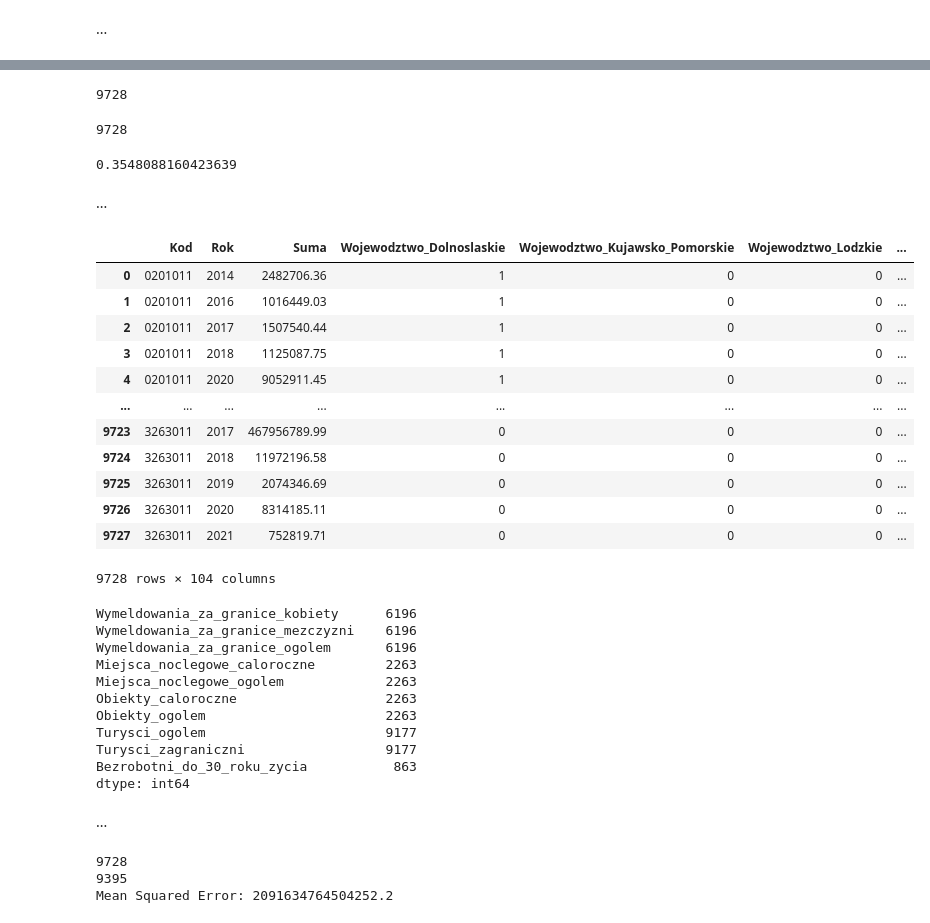
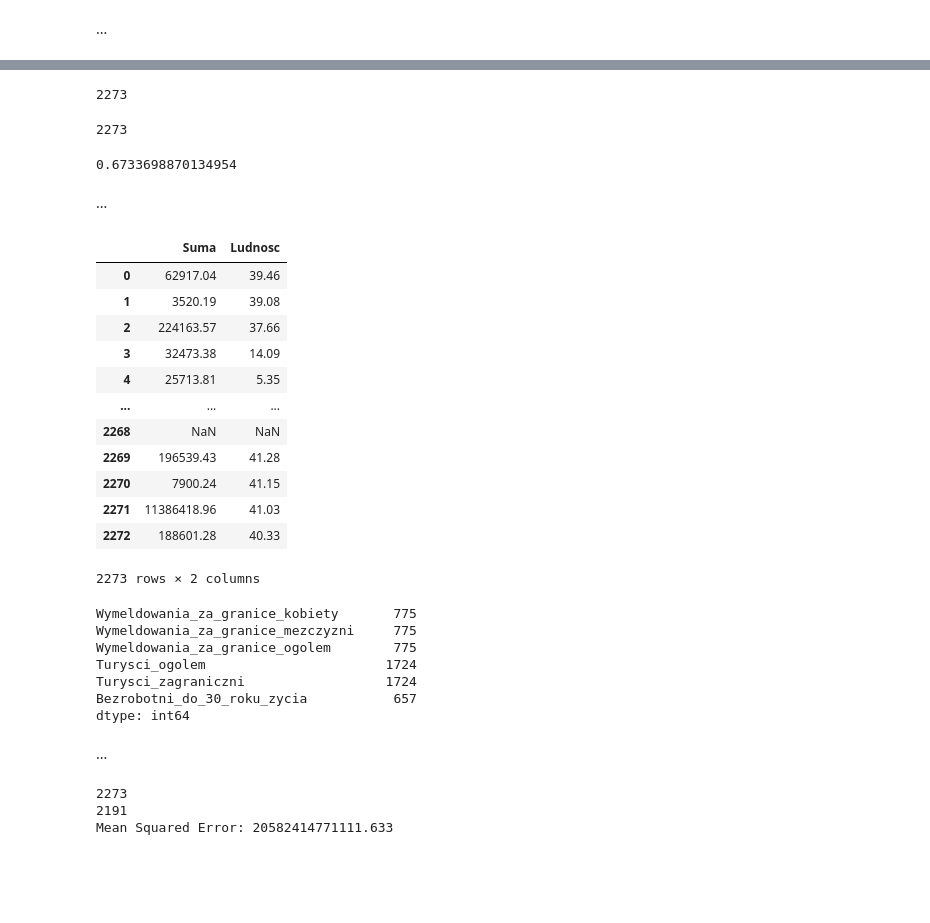
Before and after one commit to kuhyx/WUT_Computer_Science, a Jupyter notebook: main.ipynb, the cells around one changed output, grey strips where cells are left out. Cells and saved outputs as stored; diff of their text form; code cells hidden in the pictures; blank space fills up the shorter version.

```diff
--- a/main.ipynb
+++ b/main.ipynb
@@ -26,3 +35,6 @@ df_dofinansowanie['Rok podpisania umowy pierwotnej'] = df_dofinansowanie['Data p
+# %%
+# Wybór programu operacyjnego...
+df_dofinansowanie = df_dofinansowanie.loc[df_dofinansowanie['Program operacyjny'] == 'Program Operacyjny Infrastruktura i ?rodowisko 2014-2020'].reset_index(drop=True)
 # %%
 df_dofinansowanie_agg = df_dofinansowanie \
     .groupby(['TERYT pe?ny', 'Rok rozpocz?cia realizacji'])['Dofinansowanie UE (PLN)'].sum().reset_index()
@@ -393,6 +405,13 @@ wojewodztwo_dictionary = {
 '32': 'Zachodniopomorskie'}
 
 df_data = pd.concat([df_data, pd.get_dummies(df_data['Kod'].apply(lambda x: wojewodztwo_dictionary.get(x[:2], None)), prefix='Wojewodztwo').astype(int)], axis=1)
+# %%
+rodzaj_gminy_dictionary = {
+'1': 'Gmina miejska',
+'2': 'Gmina wiejska',
+'3': 'Gmina miejsko-wiejska'}
+
+df_data = pd.concat([df_data, pd.get_dummies(df_data['Kod'].apply(lambda x: rodzaj_gminy_dictionary.get(x[-1], None))).astype(int)], axis=1)
 # %%
 df_data = df_data.merge(df_podz, left_on=[df_data['Kod'].str.slice(stop=-1), 'Rok'], right_on=[df_podz['Kod'].str.slice(stop=-1), 'Rok'], how='left', suffixes=(None, '_podz'))
 df_data = df_data.drop(['key_0', 'Kod_podz'], axis=1)
@@ -447,37 +466,39 @@ df_data = df_data.merge(df_tury, left_on=['Kod', 'Rok'], right_on=['Kod', 'Rok']
 # df_data = df_data.drop(['key_0', 'Kod_tury'], axis=1)
 print(len(df_data))
 # %% [output]
-9728
+2273
 # %%
 df_data = df_data.merge(df_ryne, left_on=['Kod', 'Rok'], right_on=['Kod', 'Rok'], how='left', suffixes=(None, '_ryne'))
 # df_data = df_data.drop(['key_0', 'Kod_ryne'], axis=1)
 print(len(df_data))
 # %% [output]
-9728
+2273
 # %%
 df_data['Gestosc_zaludnienia'] = df_data['Ludnosc'] / df_data['Powierzchnia']
 
 df_data['Gestosc_zaludnienia'].mean()
 # %% [output]
-0.3548088160423639
+0.6733698870134954
+# %%
+df_data['Suma'] = df_data['Suma'] / df_data['Ludnosc']
 # %% [markdown]
 ...
 # %%
-df_data
+df_data[['Suma', 'Ludnosc']]
 # %% [output]
-|  | Kod | Rok | Suma | Wojewodztwo_Dolnoslaskie | Wojewodztwo_Kujawsko_Pomorskie | Wojewodztwo_Lodzkie | ... |
-| 0 | 0201011 | 2014 | 2482706.36 | 1 | 0 | 0 | ... |
-| 1 | 0201011 | 2016 | 1016449.03 | 1 | 0 | 0 | ... |
-| 2 | 0201011 | 2017 | 1507540.44 | 1 | 0 | 0 | ... |
-| 3 | 0201011 | 2018 | 1125087.75 | 1 | 0 | 0 | ... |
-| 4 | 0201011 | 2020 | 9052911.45 | 1 | 0 | 0 | ... |
-| ... | ... | ... | ... | ... | ... | ... | ... |
-| 9723 | 3263011 | 2017 | 467956789.99 | 0 | 0 | 0 | ... |
-| 9724 | 3263011 | 2018 | 11972196.58 | 0 | 0 | 0 | ... |
-| 9725 | 3263011 | 2019 | 2074346.69 | 0 | 0 | 0 | ... |
-| 9726 | 3263011 | 2020 | 8314185.11 | 0 | 0 | 0 | ... |
-| 9727 | 3263011 | 2021 | 752819.71 | 0 | 0 | 0 | ... |
+|  | Suma | Ludnosc |
+| 0 | 62917.04 | 39.46 |
+| 1 | 3520.19 | 39.08 |
+| 2 | 224163.57 | 37.66 |
+| 3 | 32473.38 | 14.09 |
+| 4 | 25713.81 | 5.35 |
+| ... | ... | ... |
+| 2268 | NaN | NaN |
+| 2269 | 196539.43 | 41.28 |
+| 2270 | 7900.24 | 41.15 |
+| 2271 | 11386418.96 | 41.03 |
+| 2272 | 188601.28 | 40.33 |
-9728 rows × 104 columns
+2273 rows × 2 columns
 # %%
 # df_data[df_data.isna().any(axis=1)]  # ['Rok'].drop_duplicates().reset_index(drop=True)
 # %%
@@ -485,16 +506,12 @@ s = df_data.isna().sum()
 # %%
 s[s > 330]
 # %% [output]
-Wymeldowania_za_granice_kobiety      6196
-Wymeldowania_za_granice_mezczyzni    6196
-Wymeldowania_za_granice_ogolem       6196
-Miejsca_noclegowe_caloroczne         2263
-Miejsca_noclegowe_ogolem             2263
-Obiekty_caloroczne                   2263
-Obiekty_ogolem                       2263
-Turysci_ogolem                       9177
-Turysci_zagraniczni                  9177
-Bezrobotni_do_30_roku_zycia           863
+Wymeldowania_za_granice_kobiety       775
+Wymeldowania_za_granice_mezczyzni     775
+Wymeldowania_za_granice_ogolem        775
+Turysci_ogolem                       1724
+Turysci_zagraniczni                  1724
+Bezrobotni_do_30_roku_zycia           657
 dtype: int64
 # %% [markdown]
 ...
@@ -643,9 +660,9 @@ y_pred = model.predict(X_test)
 mse = mean_squared_error(y_test, y_pred)
 print('Mean Squared Error:', mse)
 # %% [output]
-9728
-9395
-Mean Squared Error: 2091634764504252.2
+2273
+2191
+Mean Squared Error: 20582414771111.633
 # %%
 correlation_matrix = df_data.corr()
 print(correlation_matrix['Suma'].sort_values(ascending=False)[1:29])
```
Also changed, not shown: parts of 12 cells of this notebook.
